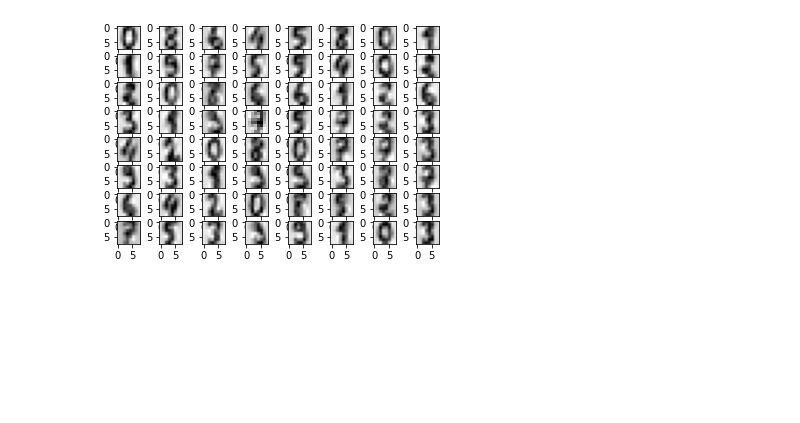
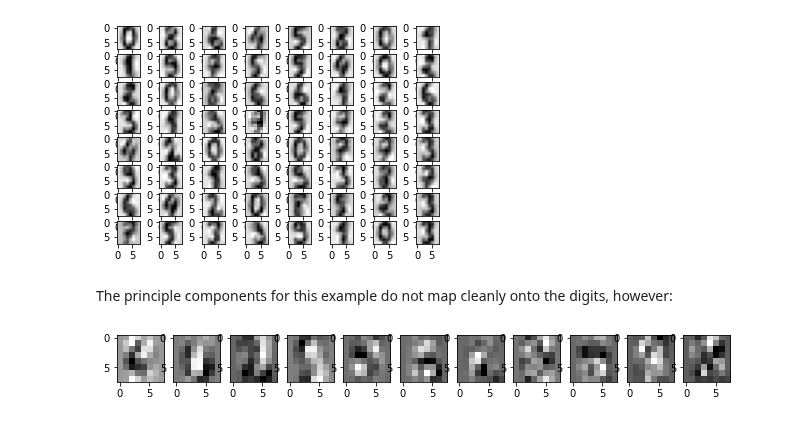
Before and after one commit to kms15/reading_notes, a Jupyter notebook: handsonml2e/handson-ml2-08.ipynb, the cells around one changed output. Saved outputs shown, nothing was run; the diff lists cells and outputs as text; code cells hidden in the pictures; blank space fills up the shorter version.

Commit message:
homl2e ch 8 notes continued - plot PCA components for MNIST data

```diff
--- a/handsonml2e/handson-ml2-08.ipynb
+++ b/handsonml2e/handson-ml2-08.ipynb
@@ -120,3 +120,15 @@ mnist_pca.shape
 plot_digits(pca.inverse_transform(mnist_pca))
 # %% [output]
 [figure]
+# %% [markdown]
+The principle components for this example do not map cleanly onto the digits, however:
+# %%
+nrows = 1
+ncols = pca.n_components_
+fig, axs = plt.subplots(nrows, ncols, squeeze=False, figsize=(ncols, nrows))
+for i in range(nrows):
+    for j in range(ncols):
+        image = pca.components_[i + j*nrows].reshape((8,-1))
+        axs[i,j].imshow(image, cmap='binary')
+# %% [output]
+[figure, added]
```
Also changed, not shown: parts of 1 cell of this notebook.
